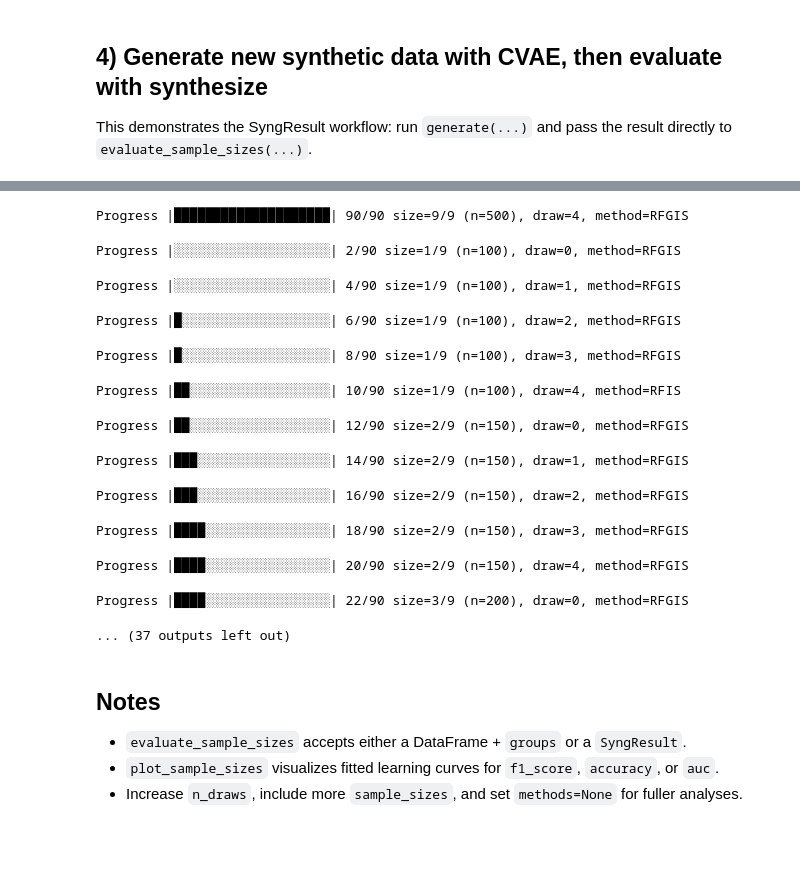
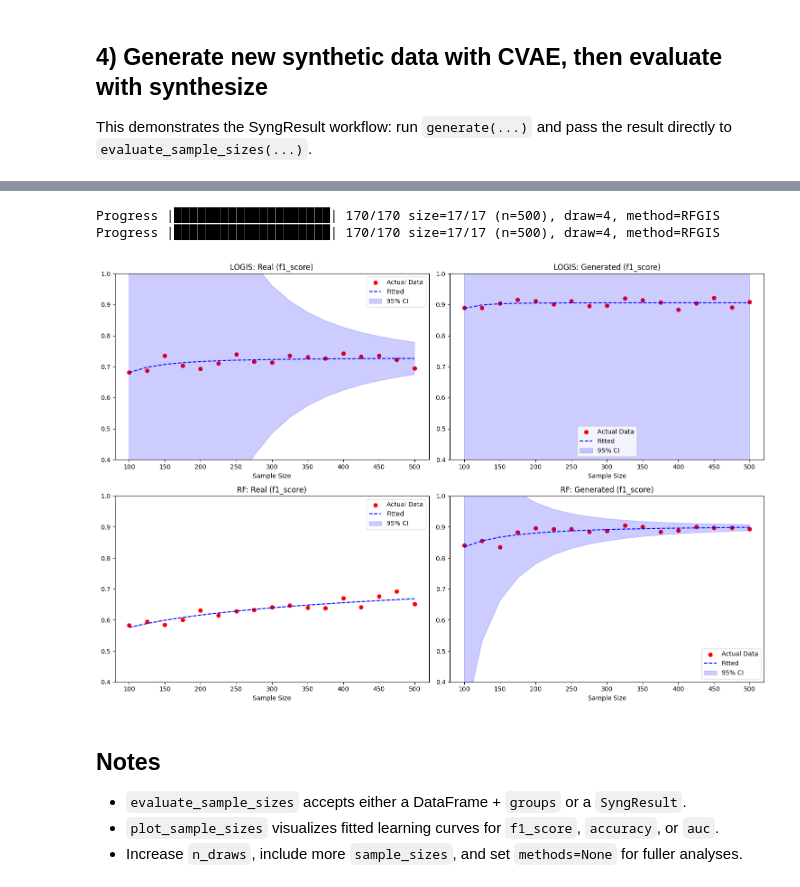
Before and after one commit to Omics-Data-Synthesis/SyNG-BTS, a Jupyter notebook: Synthesize_Example.ipynb, the cells around one changed output, grey strips where cells are left out. Drawn from its saved outputs; the diff is of its cells as text; code cells hidden in the pictures; blank space fills up the shorter version.

```diff
--- a/Synthesize_Example.ipynb
+++ b/Synthesize_Example.ipynb
@@ -188,46 +190,36 @@ Name: count, dtype: int64
 # %%
 # Evaluate original and generated data directly from SyngResult
-sample_sizes_syng = list(np.arange(100, 501, 50))
+sample_sizes_syng = list(np.arange(100, 501, 25))
 
 metrics_from_original = evaluate_sample_sizes(
     data=cvae_result,
     sample_sizes=sample_sizes_syng,
     which="original",
     n_draws=5,
     methods=["LOGIS", "RF"],
     apply_log=True,
 )
 
 metrics_from_generated = evaluate_sample_sizes(
     data=cvae_result,
     sample_sizes=sample_sizes_syng,
     which="generated",
     n_draws=5,
     methods=["LOGIS", "RF"],
     apply_log=True,
 )
 
 fig_syng = plot_sample_sizes(
     metric_real=metrics_from_original,
     metric_generated=metrics_from_generated,
     n_target=300,
     metric_name="f1_score",
 )
 plt.show()
 # %% [output]
-Progress |████████████████████| 90/90 size=9/9 (n=500), draw=4, method=RFGIS
+Progress |████████████████████| 170/170 size=17/17 (n=500), draw=4, method=RFGIS
+Progress |████████████████████| 170/170 size=17/17 (n=500), draw=4, method=RFGIS
-Progress |░░░░░░░░░░░░░░░░░░░░| 2/90 size=1/9 (n=100), draw=0, method=RFGIS
-Progress |░░░░░░░░░░░░░░░░░░░░| 4/90 size=1/9 (n=100), draw=1, method=RFGIS
-Progress |█░░░░░░░░░░░░░░░░░░░| 6/90 size=1/9 (n=100), draw=2, method=RFGIS
-Progress |█░░░░░░░░░░░░░░░░░░░| 8/90 size=1/9 (n=100), draw=3, method=RFGIS
-Progress |██░░░░░░░░░░░░░░░░░░| 10/90 size=1/9 (n=100), draw=4, method=RFIS
-Progress |██░░░░░░░░░░░░░░░░░░| 12/90 size=2/9 (n=150), draw=0, method=RFGIS
-Progress |███░░░░░░░░░░░░░░░░░| 14/90 size=2/9 (n=150), draw=1, method=RFGIS
-Progress |███░░░░░░░░░░░░░░░░░| 16/90 size=2/9 (n=150), draw=2, method=RFGIS
-Progress |████░░░░░░░░░░░░░░░░| 18/90 size=2/9 (n=150), draw=3, method=RFGIS
-Progress |████░░░░░░░░░░░░░░░░| 20/90 size=2/9 (n=150), draw=4, method=RFGIS
-Progress |████░░░░░░░░░░░░░░░░| 22/90 size=3/9 (n=200), draw=0, method=RFGIS
-... (37 outputs left out)
+[figure, added]
 # %% [markdown]
 ## Notes
 
```
Also changed, not shown: parts of 2 cells of this notebook, 1 other file.
